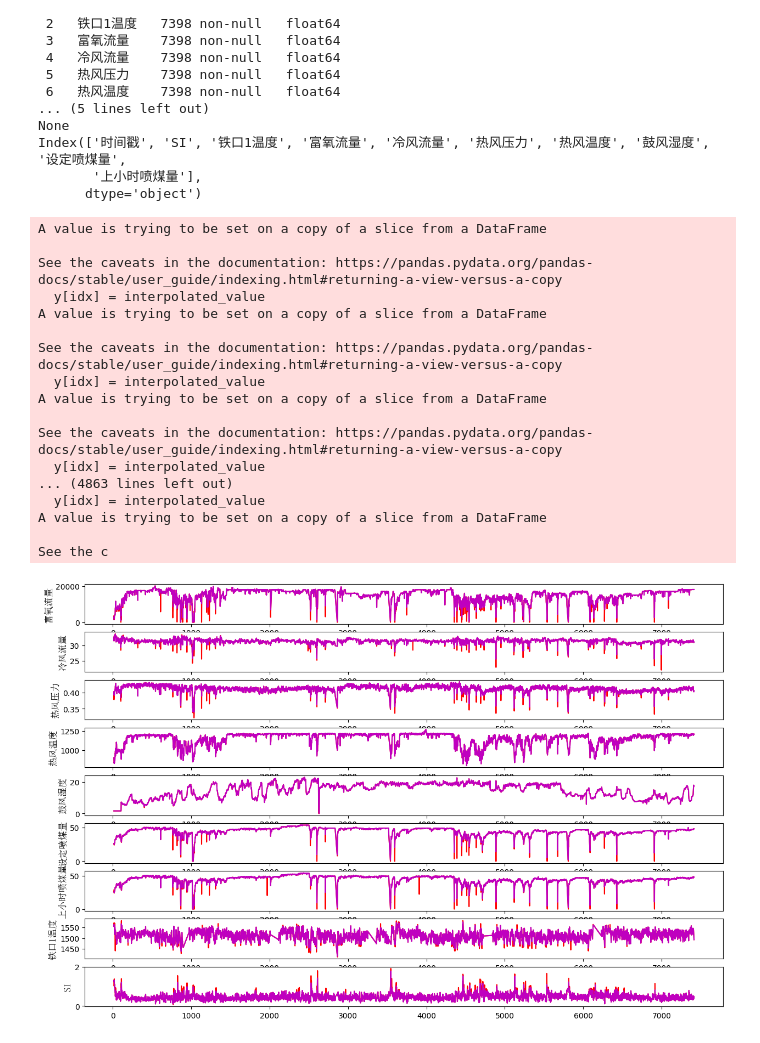
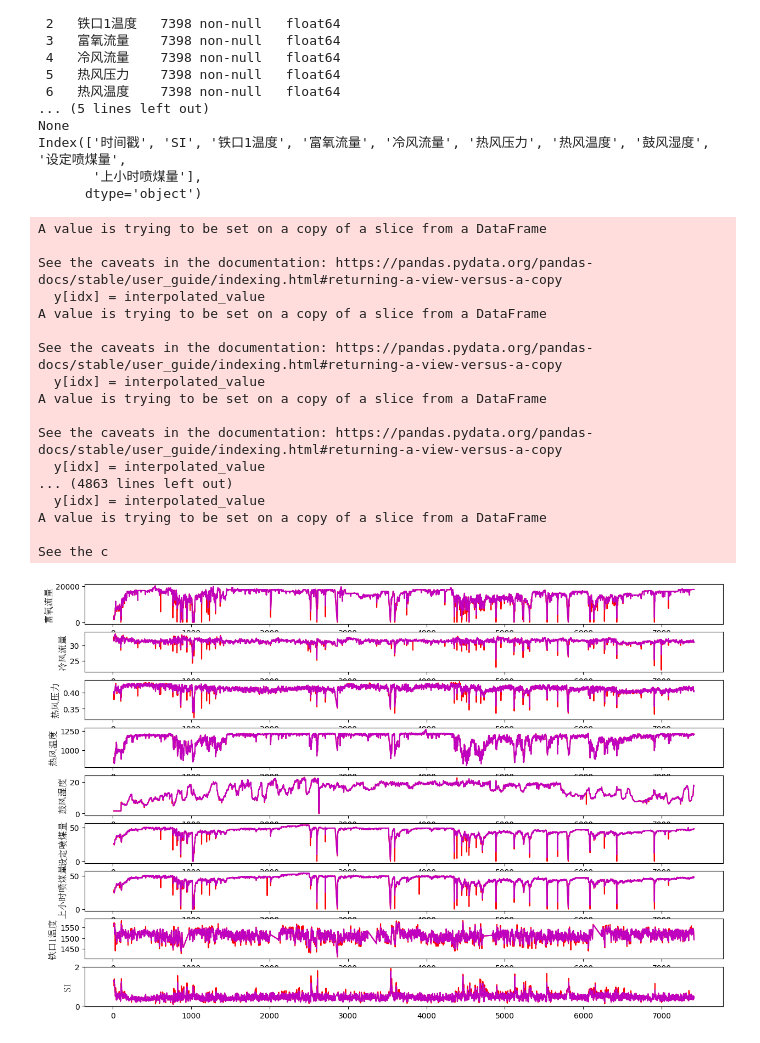
Before and after one commit to haokwok2002/gaolu, a Jupyter notebook: MPC/高炉/0数据处理/简单插值/LSTM双向-高炉-预测控制-7个.ipynb, the cells around one changed output. Saved outputs shown, nothing was run; the diff lists cells and outputs as text; code cells hidden in the pictures.

```diff
--- a/MPC/高炉/0数据处理/简单插值/LSTM双向-高炉-预测控制-7个.ipynb
+++ b/MPC/高炉/0数据处理/简单插值/LSTM双向-高炉-预测控制-7个.ipynb
@@ -59,7 +59,7 @@ def replace_outliers_with_weighted_diff(x, y):
     # 计算列的中位数
     median_value = y.median()
     # 检测异常值的索引
-    outliers_index = (y - median_value).abs() > 2.25 * y.std()  # 使用标准差作为阈值
+    outliers_index = (y - median_value).abs() > 1.5 * y.std()  # 使用标准差作为阈值
 
     # 遍历异常值的索引
     for idx in outliers_index[outliers_index].index:
@@ -99,34 +99,34 @@ replace_outliers_with_weighted_diff(df_sheet_process['时间戳'], df_sheet_proc
 replace_outliers_with_weighted_diff(df_sheet_process['时间戳'], df_sheet_process[input_term[2]])
 replace_outliers_with_weighted_diff(df_sheet_process['时间戳'], df_sheet_process[input_term[4]])
 replace_outliers_with_weighted_diff(df_sheet_process['时间戳'], df_sheet_process[input_term[5]])
 replace_outliers_with_weighted_diff(df_sheet_process['时间戳'], df_sheet_process[input_term[6]])
 replace_outliers_with_weighted_diff(df_sheet_process['时间戳'], df_sheet_process[output_term[0]])
 replace_outliers_with_weighted_diff(df_sheet_process['时间戳'], df_sheet_process[output_term[1]])
 
 plt.figure(figsize=(15, 10))
 for idx, column in enumerate(input_term+output_term):
 
     plt.subplot(len(input_term+output_term), 1, idx+1)
     plot_subplot(df_sheet_process[time_term].values,df_sheet[column].values,df_sheet_process[column].values,column)
 # %% [output]
 A value is trying to be set on a copy of a slice from a DataFrame
 
 See the caveats in the documentation: https://pandas.pydata.org/pandas-docs/stable/user_guide/indexing.html#returning-a-view-versus-a-copy
   y[idx] = interpolated_value
 A value is trying to be set on a copy of a slice from a DataFrame
 
 See the caveats in the documentation: https://pandas.pydata.org/pandas-docs/stable/user_guide/indexing.html#returning-a-view-versus-a-copy
   y[idx] = interpolated_value
 A value is trying to be set on a copy of a slice from a DataFrame
 
 See the caveats in the documentation: https://pandas.pydata.org/pandas-docs/stable/user_guide/indexing.html#returning-a-view-versus-a-copy
   y[idx] = interpolated_value
 ... (4863 lines left out)
   y[idx] = interpolated_value
 A value is trying to be set on a copy of a slice from a DataFrame
 
 See the c
-[figure, old version]
+[figure, new version]
 # %%
 # 画出选取的数据
 def plot_subplot(data_x,data_y,column,index_predict,index_gaolu):
```
Also changed, not shown: parts of 16 cells of this notebook, 2 other files.
